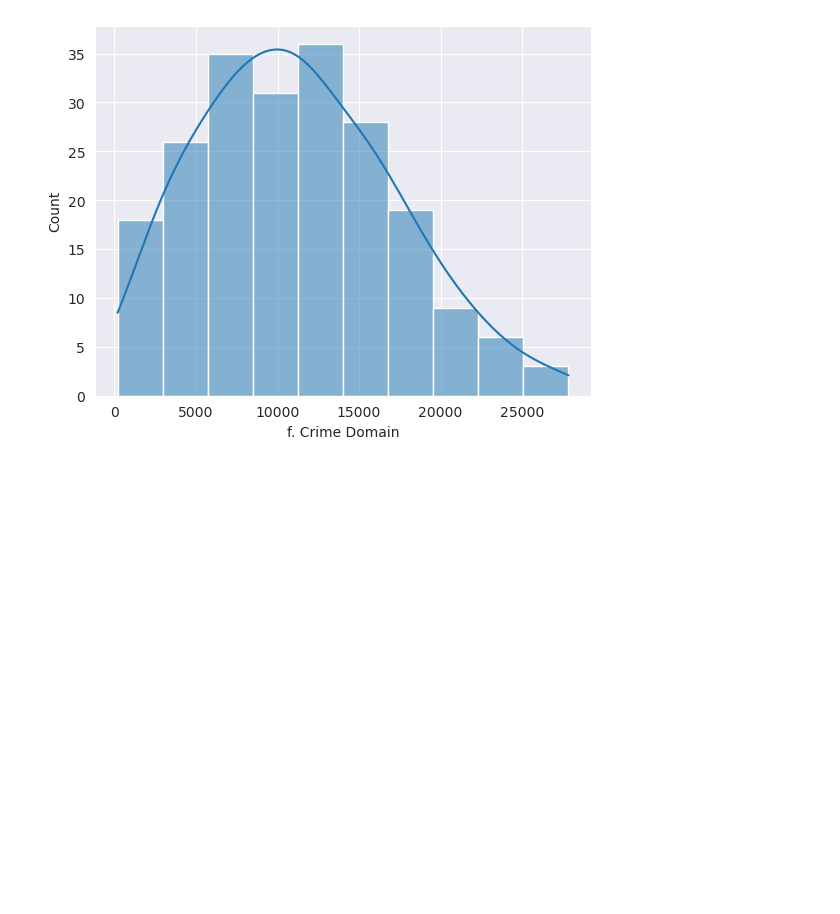
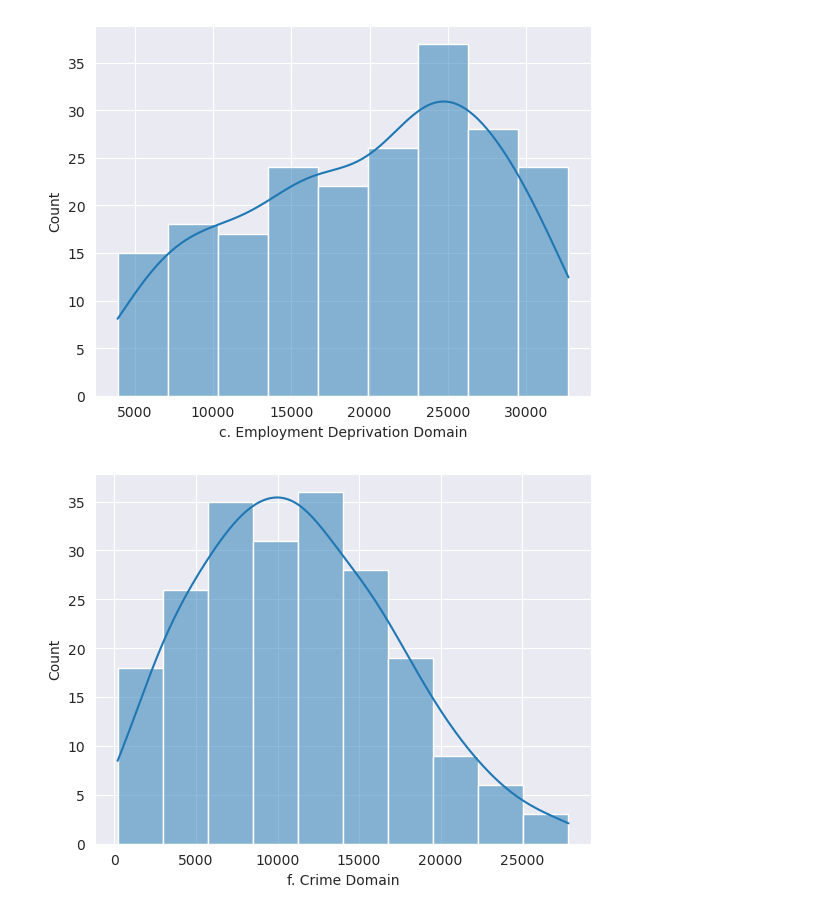
Before and after one commit to DC2-G19/policeResourceAllocation, a Jupyter notebook: similar.ipynb, the cells around one changed output. Saved outputs shown, nothing was run; the diff lists cells and outputs as text; code cells hidden in the pictures; blank space fills up the shorter version.

```diff
--- a/similar.ipynb
+++ b/similar.ipynb
@@ -72,0 +82,4 @@ max                                         32592.000000
+# %%
+sns.histplot(barnetIMD.reset_index(drop=True)["c. Employment Deprivation Domain"], kde=True);
+# %% [output]
+[figure, added]
```
Also changed, not shown: parts of 7 cells of this notebook, 2 other files.
